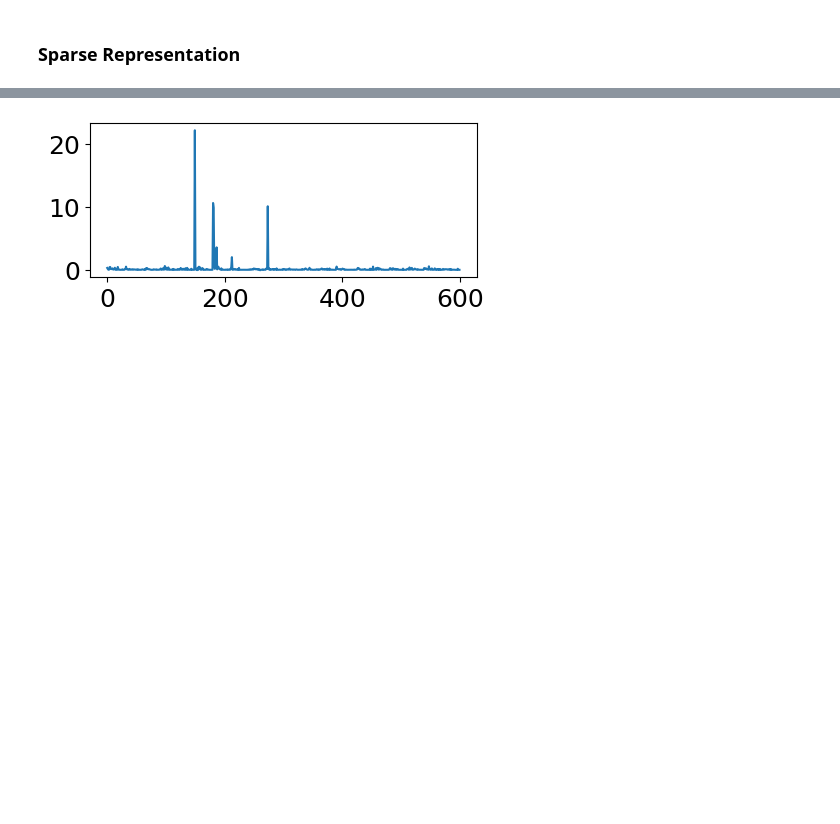
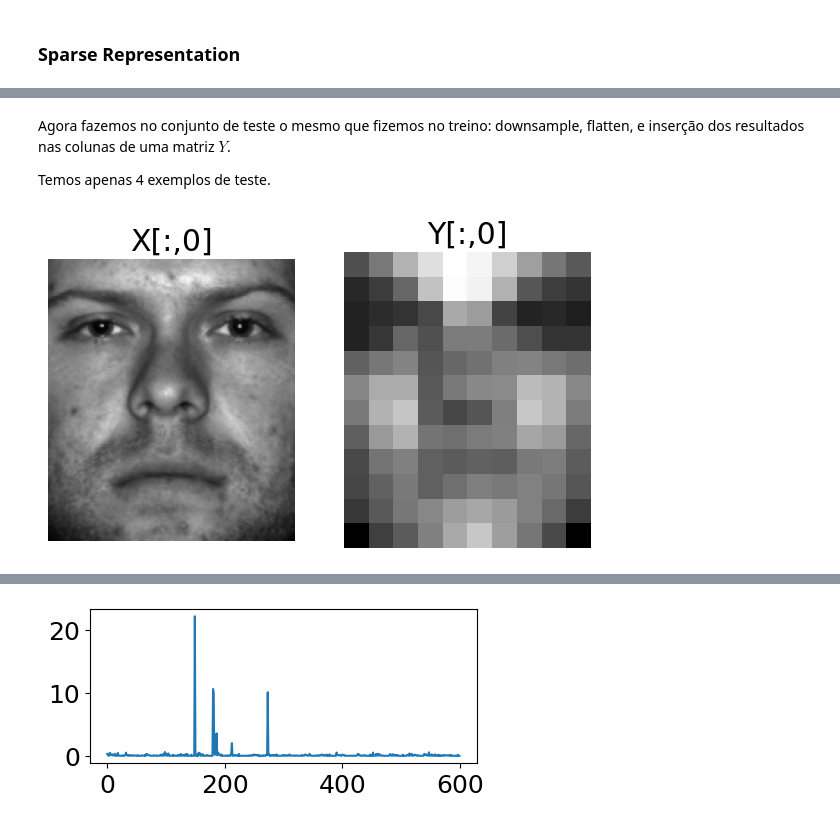
Before and after one commit to Salies/posmac-alcd, a Jupyter notebook: Aula 7 (mais compressed sensing)/exemplos_ch3.ipynb, the cells around one changed output, grey strips where cells are left out. Drawn from its saved outputs; the diff is of its cells as text; code cells hidden in the pictures; blank space fills up the shorter version.

```diff
--- a/Aula 7 (mais compressed sensing)/exemplos_ch3.ipynb
+++ b/Aula 7 (mais compressed sensing)/exemplos_ch3.ipynb
@@ -68,6 +108,10 @@ vals30 = (255*np.random.rand(*first30.shape)).astype(int)
 x3 = np.copy(x1)
 x3[first30] = vals30 # 30% occluded
 x4 = np.copy(x1) + 50*np.random.randn(*x1.shape) # Random noise
+# %% [markdown]
+Agora fazemos no conjunto de teste o mesmo que fizemos no treino: downsample, flatten, e inserção dos resultados nas colunas de uma matriz $Y$.
+
+Temos apenas 4 exemplos de teste.
 # %%
 ## Downsample Test Images
 X = np.zeros((x1.shape[0],4))
@@ -81,3 +125,16 @@ for k in range(4):
     temp = np.reshape(np.copy(X[:,k]),(m,n))
     tempSmall = resize(temp, (10, 12), anti_aliasing=True)
     Y[:,k] = np.reshape(tempSmall,120)
+# %%
+# plot X[:,0] and Y[:,0] side by side
+plt.subplot(1,2,1)
+plt.imshow(np.reshape(X[:,0],(m,n)).T, cmap='gray')
+plt.axis('off')
+plt.title('X[:,0]')
+plt.subplot(1,2,2)
+plt.imshow(np.reshape(Y[:,0],(10,12)).T, cmap='gray')
+plt.axis('off')
+plt.title('Y[:,0]')
+plt.show()
+# %% [output]
+[figure, added]
```
Also changed, not shown: parts of 13 cells of this notebook.
